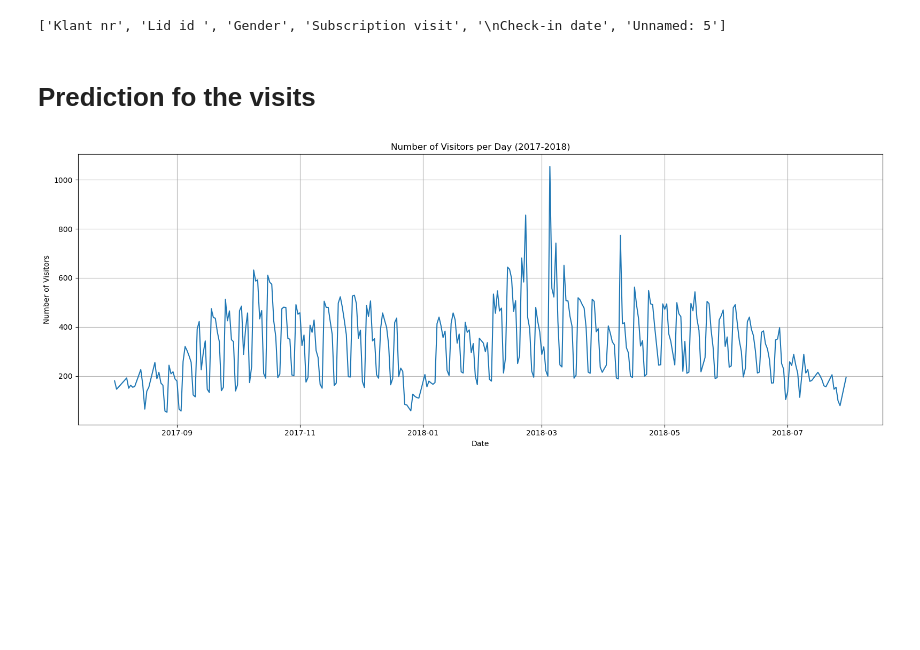
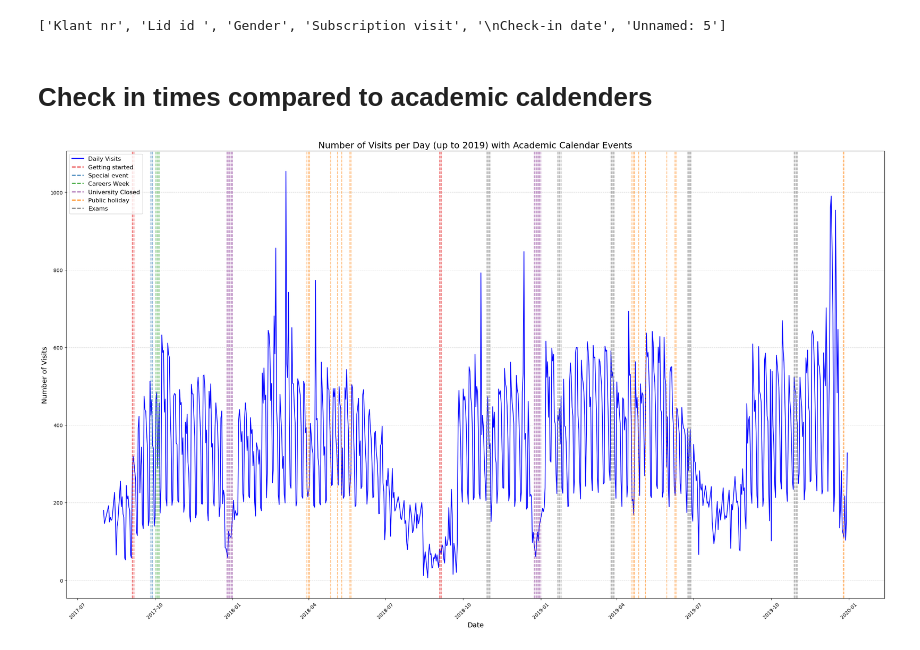
Before and after one commit to korho865/ACLO_project, a Jupyter notebook: ACLO_notebook.ipynb, the cells around one changed output. Saved outputs shown, nothing was run; the diff lists cells and outputs as text; code cells hidden in the pictures; blank space fills up the shorter version.

```diff
--- a/ACLO_notebook.ipynb
+++ b/ACLO_notebook.ipynb
@@ -144,7 +144,39 @@ print(df.columns.tolist())
 # %% [output]
 ['Klant nr', 'Lid id ', 'Gender', 'Subscription visit', '\nCheck-in date', 'Unnamed: 5']
 # %% [markdown]
-# Prediction fo the visits
+# Check in times compared to academic caldenders
 # %%
+from matplotlib.lines import Line2D
+
+# Add color for Exam Week if missing
+if 'Exams' not in event_type_colors:
+    event_type_colors['Exams'] = (0.5, 0.5, 0.5)  # gray or pick any color you like
+
+plt.figure(figsize=(24, 14))
+sns.lineplot(x=visits_per_day_2019.index, y=visits_per_day_2019.values, label='Daily Visits', color='blue')
+
+calendar_events = calendar_df[calendar_df['date'] <= pd.to_datetime('2019-12-31')]
+plt.subplots_adjust(left=0.07, right=0.99, top=0.97, bottom=0.13)
+for _, row in calendar_events.iterrows():
+    event_date = row['date']
+    event_name = row['event_name']
+    event_type = row['event_type']
+    color = event_type_colors.get(event_type, 'orange')
+    plt.axvline(x=event_date, color=color, alpha=0.5, linestyle='--')
+
+plt.xlabel('Date', fontsize=14)
+plt.ylabel('Number of Visits', fontsize=14)
+plt.title('Number of Visits per Day (up to 2019) with Academic Calendar Events', fontsize=18)
+plt.xticks(rotation=45)
+plt.grid(True, which='both', axis='y', linestyle='--', alpha=0.5)
+
+# Custom legend for event types
+legend_elements = [Line2D([0], [0], color='blue', lw=2, label='Daily Visits')]
+for event_type, color in event_type_colors.items():
+    legend_elements.append(Line2D([0], [0], color=color, lw=2, linestyle='--', label=event_type))
+plt.legend(handles=legend_elements, fontsize=12, loc='upper left')
+
+plt.tight_layout()
+plt.show()
 # %% [output]
-[figure, old version]
+[figure, new version]
```
Also changed, not shown: 1 other file.
